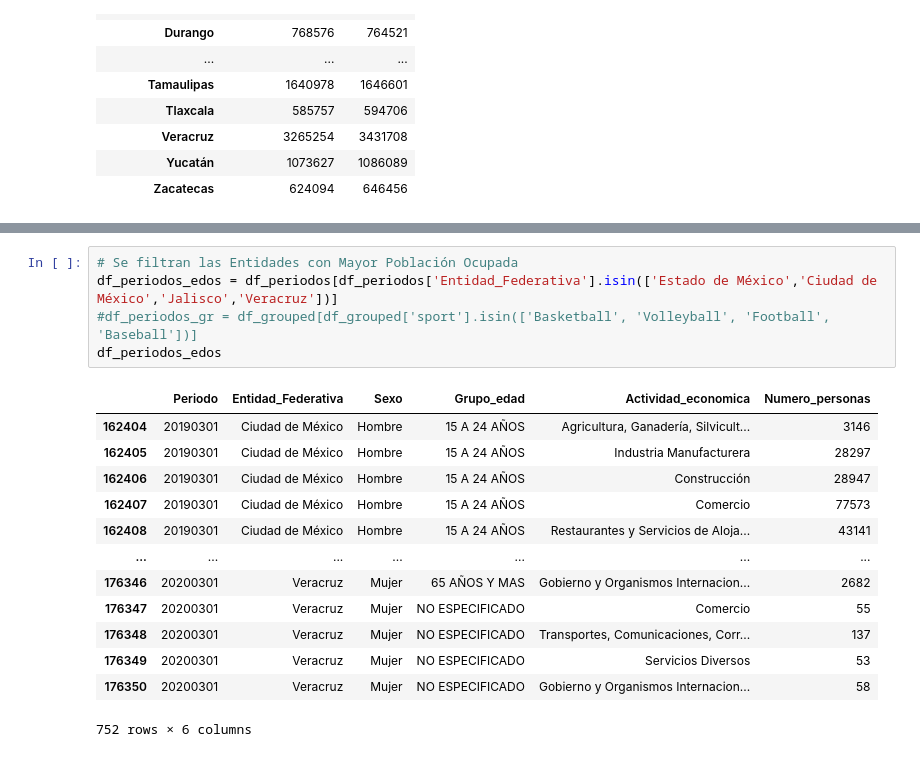
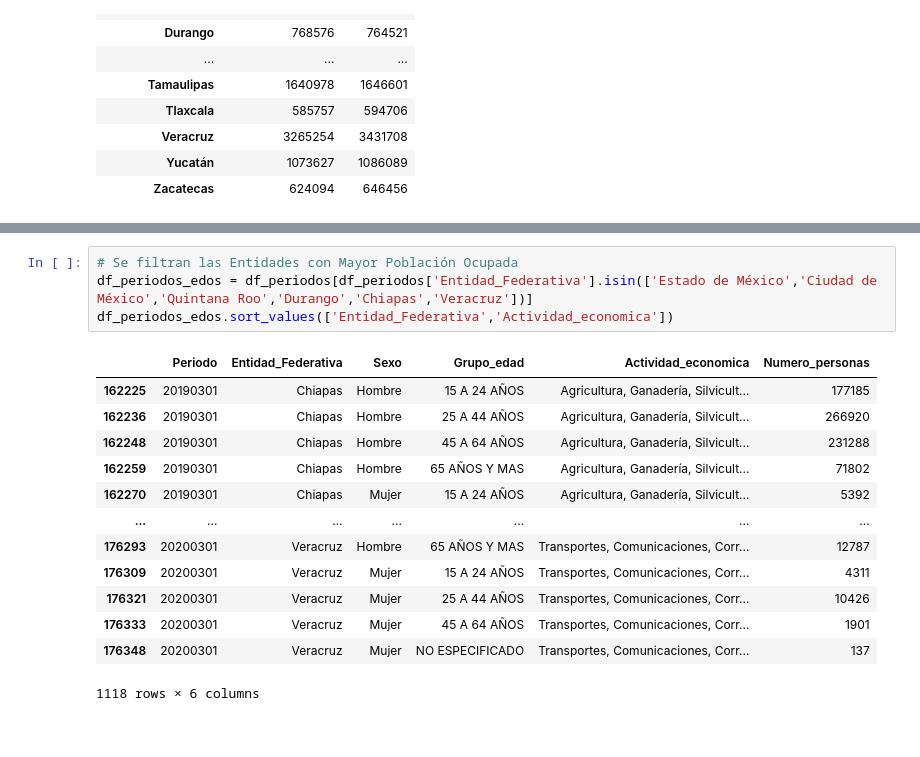
Before and after one commit to magtrejo/Proyecto-Beu, a Jupyter notebook: Ocupacion_x_actividad.ipynb, the cells around one changed output, grey strips where cells are left out. Drawn from its saved outputs; the diff is of its cells as text.

```diff
--- a/Ocupacion_x_actividad.ipynb
+++ b/Ocupacion_x_actividad.ipynb
@@ -210,19 +233,18 @@ df_periodos_gr.plot(kind="bar");
 # %%
 # Se filtran las Entidades con Mayor Población Ocupada
-df_periodos_edos = df_periodos[df_periodos['Entidad_Federativa'].isin(['Estado de México','Ciudad de México','Jalisco','Veracruz'])]
-#df_periodos_gr = df_grouped[df_grouped['sport'].isin(['Basketball', 'Volleyball', 'Football', 'Baseball'])]
-df_periodos_edos
+df_periodos_edos = df_periodos[df_periodos['Entidad_Federativa'].isin(['Estado de México','Ciudad de México','Quintana Roo','Durango','Chiapas','Veracruz'])]
+df_periodos_edos.sort_values(['Entidad_Federativa','Actividad_economica'])
 # %% [output]
 |  | Periodo | Entidad_Federativa | Sexo | Grupo_edad | Actividad_economica | Numero_personas |
-| 162404 | 20190301 | Ciudad de México | Hombre | 15 A 24 AÑOS | Agricultura, Ganadería, Silvicult... | 3146 |
-| 162405 | 20190301 | Ciudad de México | Hombre | 15 A 24 AÑOS | Industria Manufacturera | 28297 |
-| 162406 | 20190301 | Ciudad de México | Hombre | 15 A 24 AÑOS | Construcción | 28947 |
-| 162407 | 20190301 | Ciudad de México | Hombre | 15 A 24 AÑOS | Comercio | 77573 |
-| 162408 | 20190301 | Ciudad de México | Hombre | 15 A 24 AÑOS | Restaurantes y Servicios de Aloja... | 43141 |
+| 162225 | 20190301 | Chiapas | Hombre | 15 A 24 AÑOS | Agricultura, Ganadería, Silvicult... | 177185 |
+| 162236 | 20190301 | Chiapas | Hombre | 25 A 44 AÑOS | Agricultura, Ganadería, Silvicult... | 266920 |
+| 162248 | 20190301 | Chiapas | Hombre | 45 A 64 AÑOS | Agricultura, Ganadería, Silvicult... | 231288 |
+| 162259 | 20190301 | Chiapas | Hombre | 65 AÑOS Y MAS | Agricultura, Ganadería, Silvicult... | 71802 |
+| 162270 | 20190301 | Chiapas | Mujer | 15 A 24 AÑOS | Agricultura, Ganadería, Silvicult... | 5392 |
 | ... | ... | ... | ... | ... | ... | ... |
-| 176346 | 20200301 | Veracruz | Mujer | 65 AÑOS Y MAS | Gobierno y Organismos Internacion... | 2682 |
-| 176347 | 20200301 | Veracruz | Mujer | NO ESPECIFICADO | Comercio | 55 |
+| 176293 | 20200301 | Veracruz | Hombre | 65 AÑOS Y MAS | Transportes, Comunicaciones, Corr... | 12787 |
+| 176309 | 20200301 | Veracruz | Mujer | 15 A 24 AÑOS | Transportes, Comunicaciones, Corr... | 4311 |
+| 176321 | 20200301 | Veracruz | Mujer | 25 A 44 AÑOS | Transportes, Comunicaciones, Corr... | 10426 |
+| 176333 | 20200301 | Veracruz | Mujer | 45 A 64 AÑOS | Transportes, Comunicaciones, Corr... | 1901 |
 | 176348 | 20200301 | Veracruz | Mujer | NO ESPECIFICADO | Transportes, Comunicaciones, Corr... | 137 |
-| 176349 | 20200301 | Veracruz | Mujer | NO ESPECIFICADO | Servicios Diversos | 53 |
-| 176350 | 20200301 | Veracruz | Mujer | NO ESPECIFICADO | Gobierno y Organismos Internacion... | 58 |
-752 rows × 6 columns
+1118 rows × 6 columns
```
Also changed, not shown: parts of 16 cells of this notebook, 2 other files.
